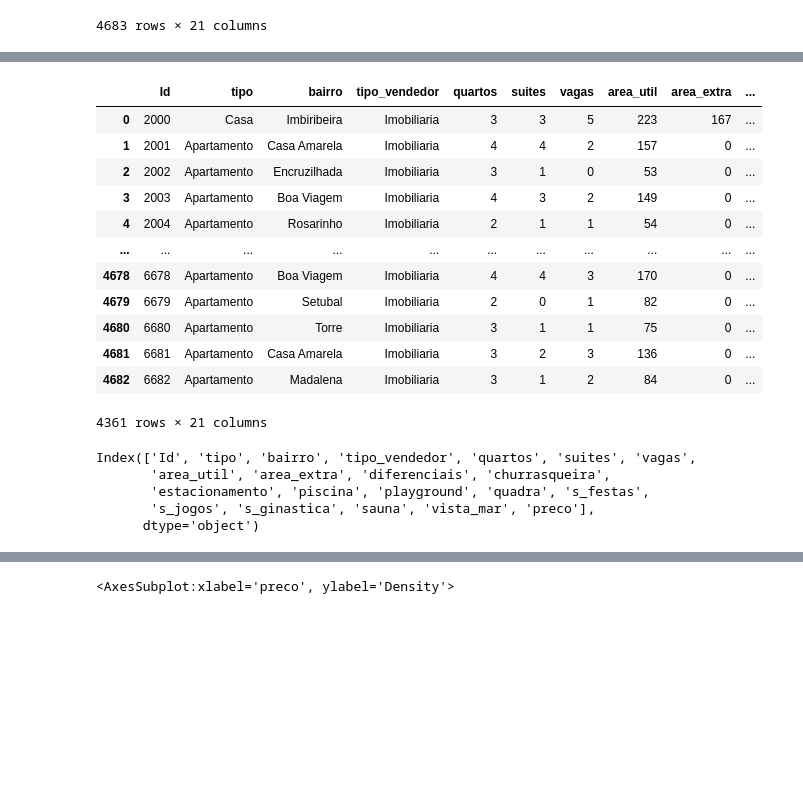
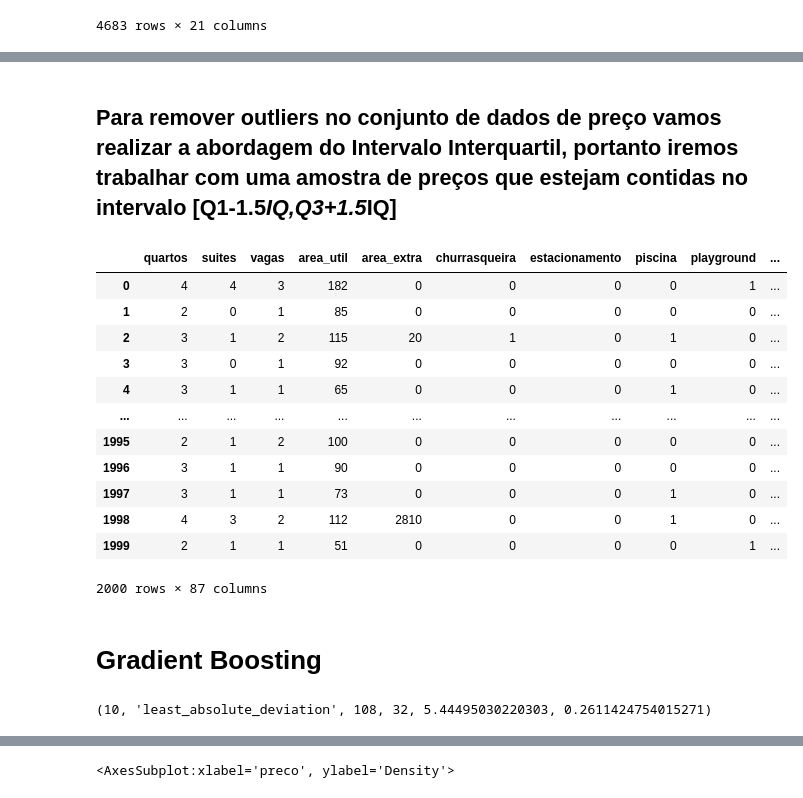
Before and after one commit to phelipefrancesco/-UFRJ-EEL891---2021.01---Trabalho-2, a Jupyter notebook: eel891.ipynb, the cells around one changed output, grey strips where cells are left out. Drawn from its saved outputs; the diff is of its cells as text; code cells hidden in the pictures; blank space fills up the shorter version.

```diff
--- a/eel891.ipynb
+++ b/eel891.ipynb
@@ -48,3 +137,5 @@ train_set
+# %% [markdown]
+## Para remover outliers no conjunto de dados de preço vamos realizar a abordagem do Intervalo Interquartil, portanto iremos trabalhar com uma amostra de preços que estejam contidas no intervalo [Q1-1.5*IQ,Q3+1.5*IQ]
 # %%
 def remove_outlier(df_in, col_name):
     q1 = df_in[col_name].quantile(0.25)
@@ -54,28 +145,21 @@ def remove_outlier(df_in, col_name):
     fence_high = q3+1.5*iqr
     df_out = df_in.loc[(df_in[col_name] > fence_low) & (df_in[col_name] < fence_high)]
     return df_out
-# %%
-train_set_out = remove_outlier(train_set, "preco")
-train_set_out
-# %% [output]
-|  | Id | tipo | bairro | tipo_vendedor | quartos | suites | vagas | area_util | area_extra | ... |
-| 0 | 2000 | Casa | Imbiribeira | Imobiliaria | 3 | 3 | 5 | 223 | 167 | ... |
-| 1 | 2001 | Apartamento | Casa Amarela | Imobiliaria | 4 | 4 | 2 | 157 | 0 | ... |
-| 2 | 2002 | Apartamento | Encruzilhada | Imobiliaria | 3 | 1 | 0 | 53 | 0 | ... |
-| 3 | 2003 | Apartamento | Boa Viagem | Imobiliaria | 4 | 3 | 2 | 149 | 0 | ... |
-| 4 | 2004 | Apartamento | Rosarinho | Imobiliaria | 2 | 1 | 1 | 54 | 0 | ... |
-| ... | ... | ... | ... | ... | ... | ... | ... | ... | ... | ... |
-| 4678 | 6678 | Apartamento | Boa Viagem | Imobiliaria | 4 | 4 | 3 | 170 | 0 | ... |
-| 4679 | 6679 | Apartamento | Setubal | Imobiliaria | 2 | 0 | 1 | 82 | 0 | ... |
-| 4680 | 6680 | Apartamento | Torre | Imobiliaria | 3 | 1 | 1 | 75 | 0 | ... |
-| 4681 | 6681 | Apartamento | Casa Amarela | Imobiliaria | 3 | 2 | 3 | 136 | 0 | ... |
-| 4682 | 6682 | Apartamento | Madalena | Imobiliaria | 3 | 1 | 2 | 84 | 0 | ... |
-4361 rows × 21 columns
-# %%
-train_set_out.columns
-# %% [output]
-Index(['Id', 'tipo', 'bairro', 'tipo_vendedor', 'quartos', 'suites', 'vagas',
-       'area_util', 'area_extra', 'diferenciais', 'churrasqueira',
-       'estacionamento', 'piscina', 'playground', 'quadra', 's_festas',
-       's_jogos', 's_ginastica', 'sauna', 'vista_mar', 'preco'],
-      dtype='object')
+# %%
+if training:
+    df = remove_outlier(df, "preco")
+df
+# %% [output]
+|  | quartos | suites | vagas | area_util | area_extra | churrasqueira | estacionamento | piscina | playground | ... |
+| 0 | 4 | 4 | 3 | 182 | 0 | 0 | 0 | 0 | 1 | ... |
+| 1 | 2 | 0 | 1 | 85 | 0 | 0 | 0 | 0 | 0 | ... |
+| 2 | 3 | 1 | 2 | 115 | 20 | 1 | 0 | 1 | 0 | ... |
+| 3 | 3 | 0 | 1 | 92 | 0 | 0 | 0 | 0 | 0 | ... |
+| 4 | 3 | 1 | 1 | 65 | 0 | 0 | 0 | 1 | 0 | ... |
+| ... | ... | ... | ... | ... | ... | ... | ... | ... | ... | ... |
+| 1995 | 2 | 1 | 2 | 100 | 0 | 0 | 0 | 0 | 0 | ... |
+| 1996 | 3 | 1 | 1 | 90 | 0 | 0 | 0 | 0 | 0 | ... |
+| 1997 | 3 | 1 | 1 | 73 | 0 | 0 | 0 | 1 | 0 | ... |
+| 1998 | 4 | 3 | 2 | 112 | 2810 | 0 | 0 | 1 | 0 | ... |
+| 1999 | 2 | 1 | 1 | 51 | 0 | 0 | 0 | 0 | 1 | ... |
+2000 rows × 87 columns
@@ -81,0 +188,2 @@ Index(['Id', 'tipo', 'bairro', 'tipo_vendedor', 'quartos', 'suites', 'vagas',
+# %% [markdown]
+# Gradient Boosting
@@ -81,0 +194,5 @@ Index(['Id', 'tipo', 'bairro', 'tipo_vendedor', 'quartos', 'suites', 'vagas',
+# %%
+best_choose = sorted(results, key=lambda i: i[-1], reverse=True)
+print (best_choose[-1])
+# %% [output]
+(10, 'least_absolute_deviation', 108, 32, 5.44495030220303, 0.2611424754015271)
```
Also changed, not shown: parts of 19 cells of this notebook, 1 other file.
